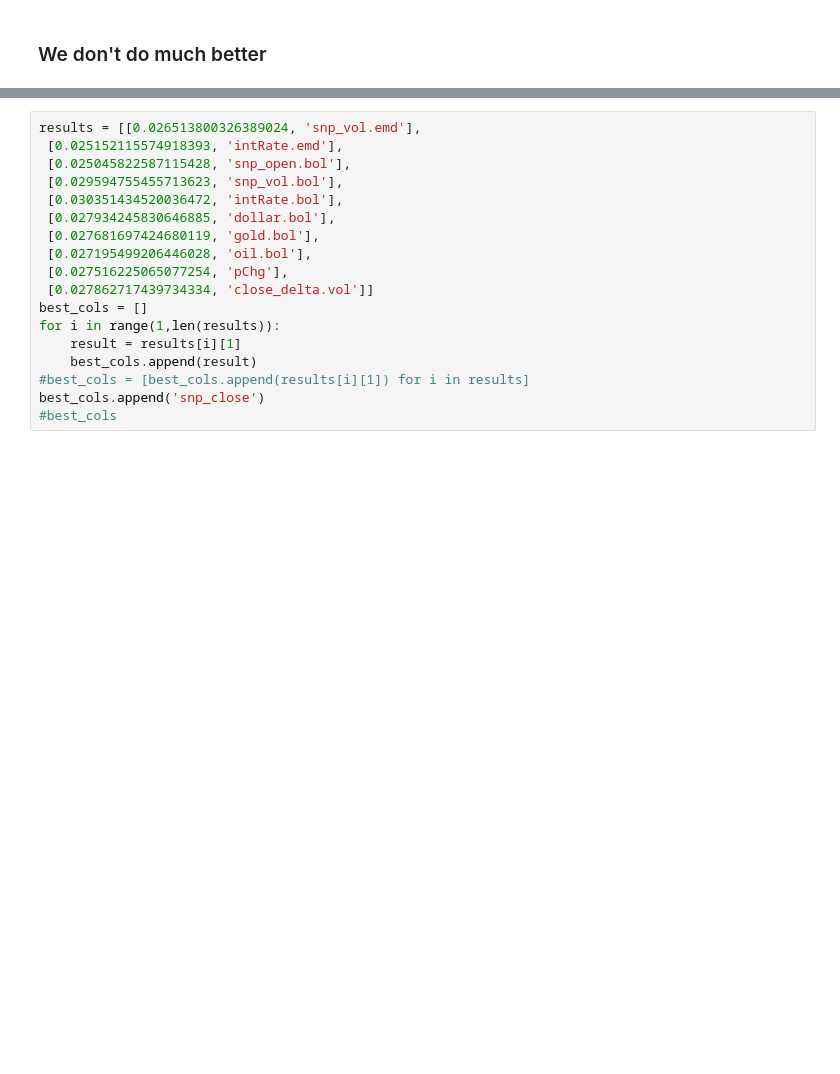
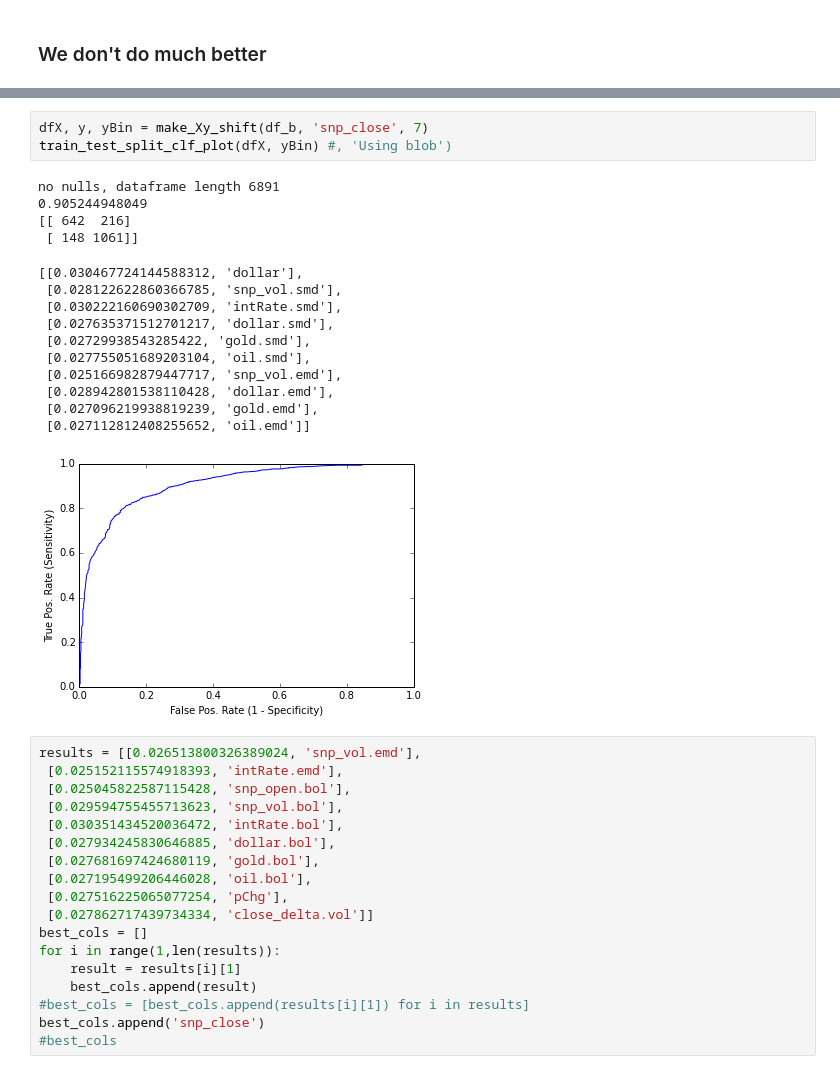
Before and after one commit to michaelsmirnoff/SF_DAT_15_WORK, a Jupyter notebook: brennan/eco_trends.ipynb, the cells around one changed output, grey strips where cells are left out. Saved outputs shown, nothing was run; the diff lists cells and outputs as text; blank space fills up the shorter version.

```diff
--- a/brennan/eco_trends.ipynb
+++ b/brennan/eco_trends.ipynb
@@ -805,3 +859,22 @@ train_test_split_clf_plot(dfX, yBin) #, 'Using blob')
+# %%
+dfX, y, yBin = make_Xy_shift(df_b, 'snp_close', 7)
+train_test_split_clf_plot(dfX, yBin) #, 'Using blob')
+# %% [output]
+no nulls, dataframe length 6891
+0.905244948049
+[[ 642  216]
+ [ 148 1061]]
+[[0.030467724144588312, 'dollar'],
+ [0.028122622860366785, 'snp_vol.smd'],
+ [0.030222160690302709, 'intRate.smd'],
+ [0.027635371512701217, 'dollar.smd'],
+ [0.02729938543285422, 'gold.smd'],
+ [0.027755051689203104, 'oil.smd'],
+ [0.025166982879447717, 'snp_vol.emd'],
+ [0.028942801538110428, 'dollar.emd'],
+ [0.027096219938819239, 'gold.emd'],
+ [0.027112812408255652, 'oil.emd']]
+[figure, added]
 # %%
 results = [[0.026513800326389024, 'snp_vol.emd'],
  [0.025152115574918393, 'intRate.emd'],
```
Also changed, not shown: parts of 21 cells of this notebook.
